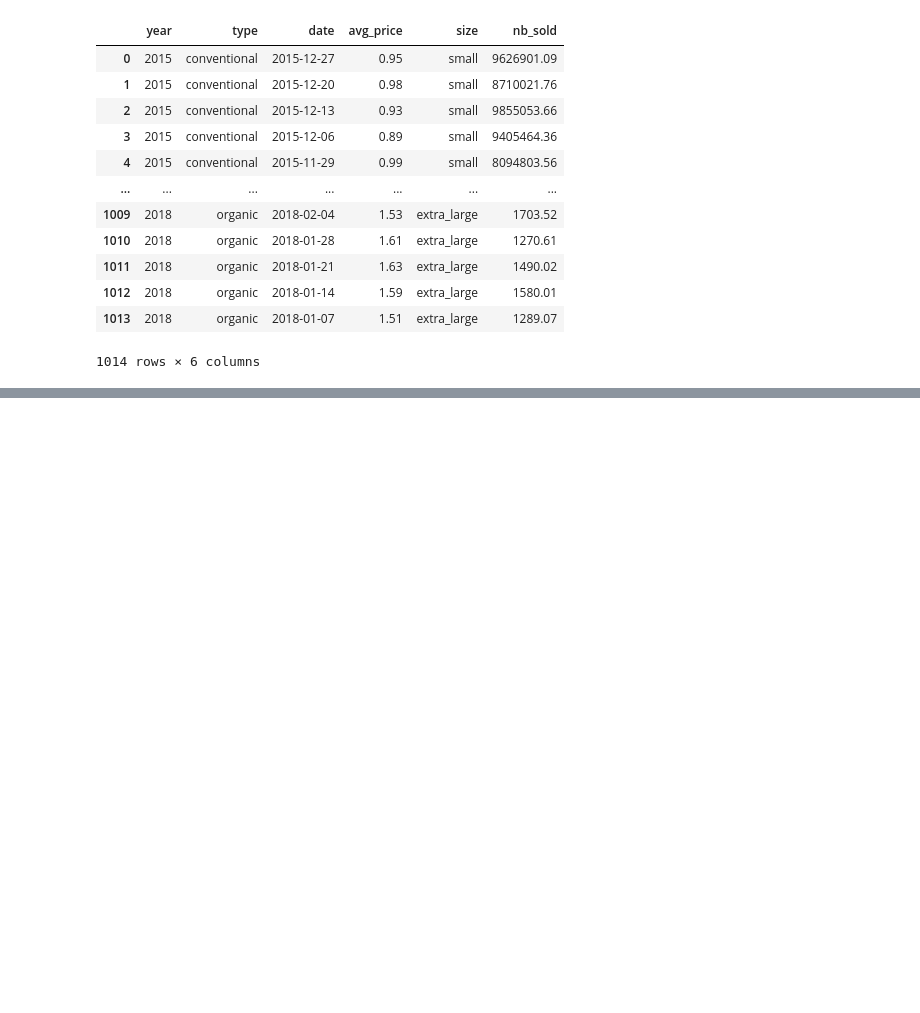
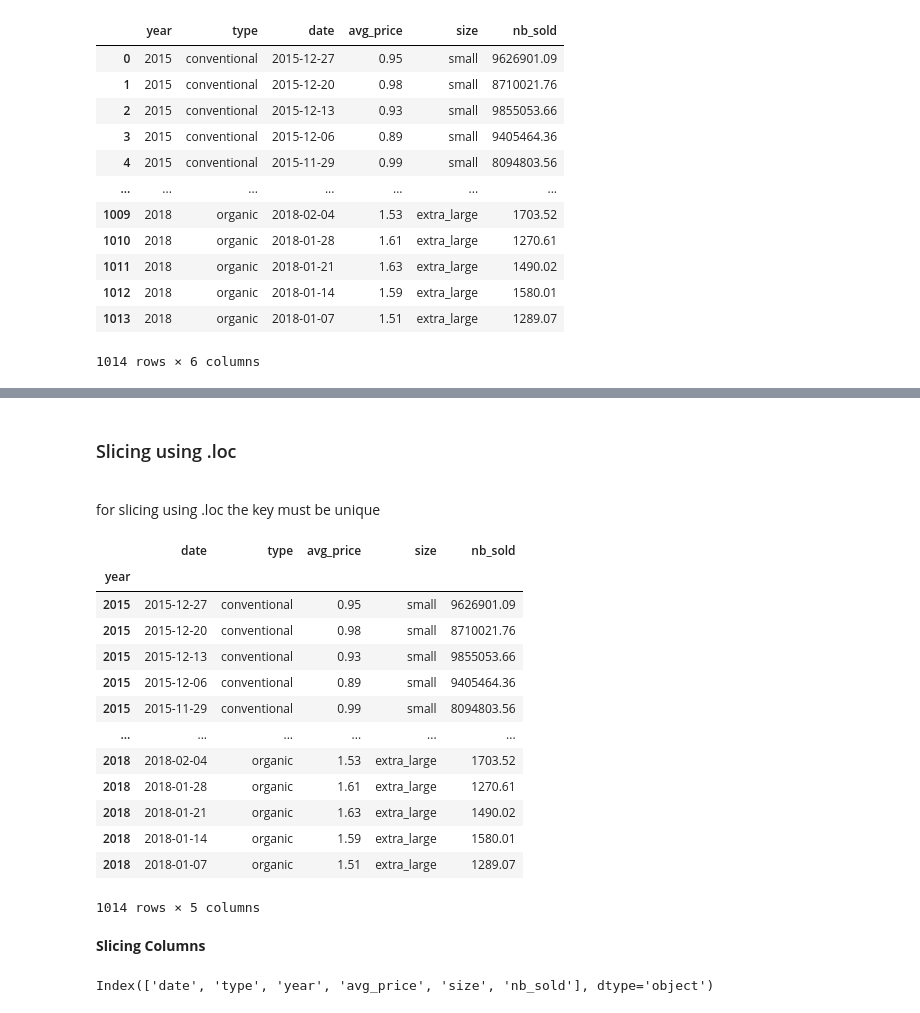
Before and after one commit to Haseeb1604/Data-Analytics-Python, a Jupyter notebook: Data Manipulation using pandas.ipynb, the cells around one changed output, grey strips where cells are left out. Drawn from its saved outputs; the diff is of its cells as text; code cells hidden in the pictures; blank space fills up the shorter version.

Commit message:
practiced slicing using loc and iloc method

```diff
--- a/Data Manipulation using pandas.ipynb
+++ b/Data Manipulation using pandas.ipynb
@@ -222,0 +248,21 @@ df_ind2.reset_index()
+# %% [markdown]
+### Slicing using .loc
+<br>
+for slicing using .loc the key must be unique
+# %%
+df_ind
+# %% [output]
+|  | date | type | avg_price | size | nb_sold |
+| year |  |  |  |  |  |
+| 2015 | 2015-12-27 | conventional | 0.95 | small | 9626901.09 |
+| 2015 | 2015-12-20 | conventional | 0.98 | small | 8710021.76 |
+| 2015 | 2015-12-13 | conventional | 0.93 | small | 9855053.66 |
+| 2015 | 2015-12-06 | conventional | 0.89 | small | 9405464.36 |
+| 2015 | 2015-11-29 | conventional | 0.99 | small | 8094803.56 |
+| ... | ... | ... | ... | ... | ... |
+| 2018 | 2018-02-04 | organic | 1.53 | extra_large | 1703.52 |
+| 2018 | 2018-01-28 | organic | 1.61 | extra_large | 1270.61 |
+| 2018 | 2018-01-21 | organic | 1.63 | extra_large | 1490.02 |
+| 2018 | 2018-01-14 | organic | 1.59 | extra_large | 1580.01 |
+| 2018 | 2018-01-07 | organic | 1.51 | extra_large | 1289.07 |
+1014 rows × 5 columns
@@ -222,0 +272,6 @@ df_ind2.reset_index()
+# %% [markdown]
+**Slicing Columns**
+# %%
+df.columns
+# %% [output]
+Index(['date', 'type', 'year', 'avg_price', 'size', 'nb_sold'], dtype='object')
```
Also changed, not shown: parts of 6 cells of this notebook.
